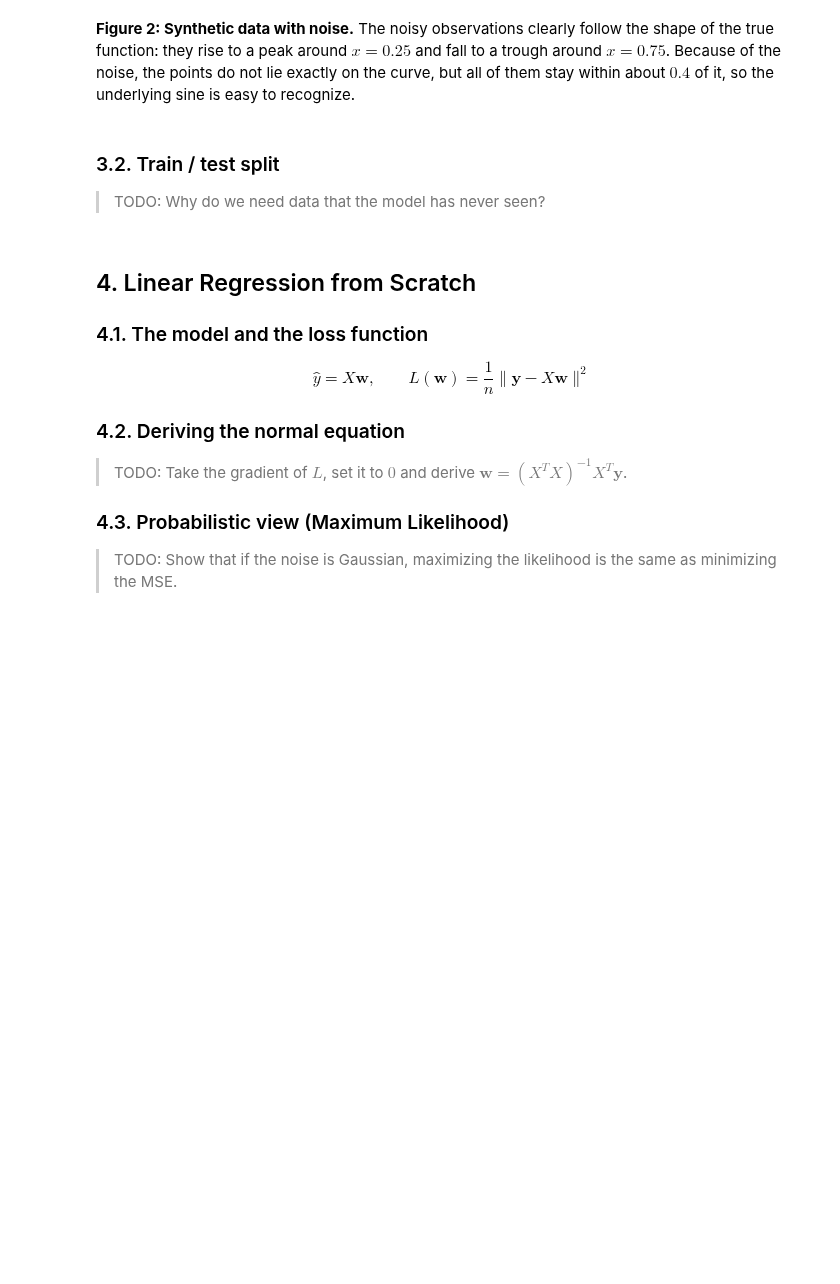
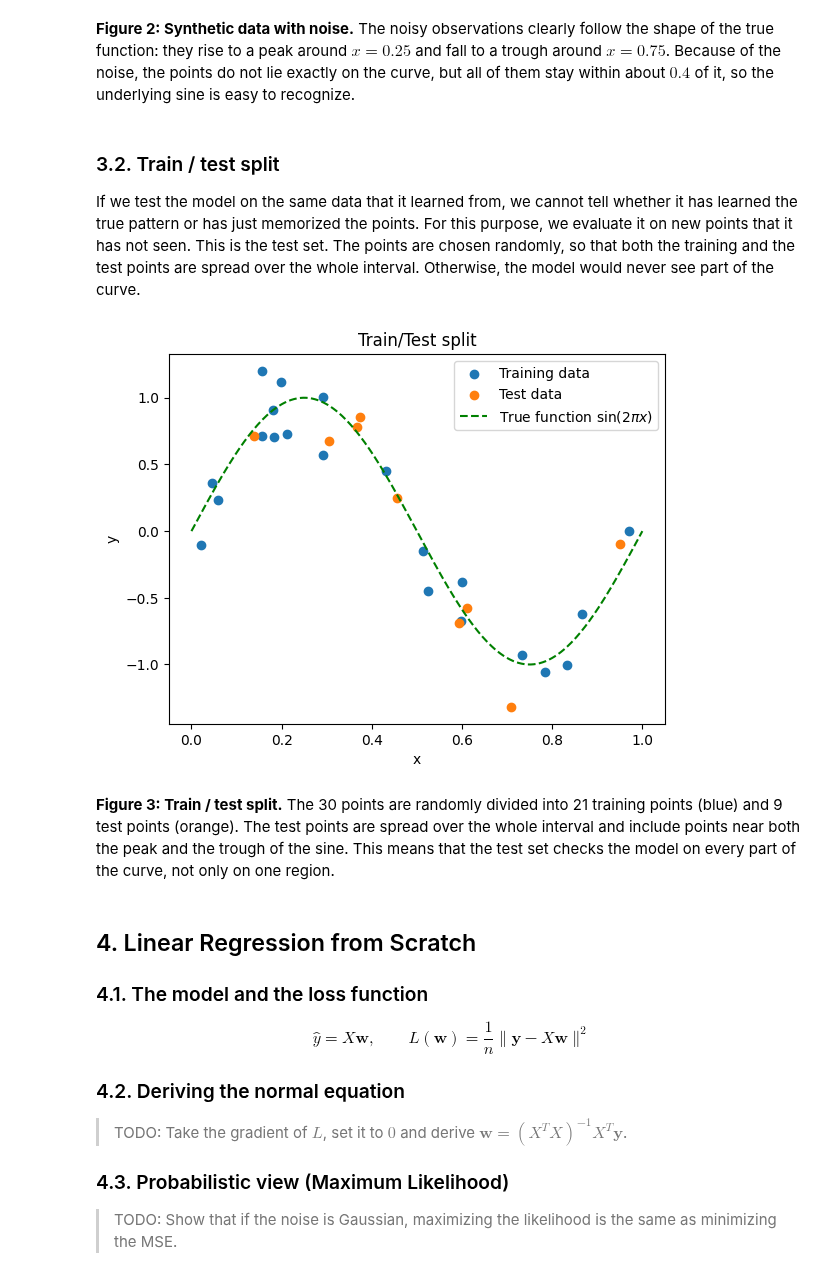
Before and after one commit to eleonorakuteva/overfitting-and-regularization, a Jupyter notebook: main.ipynb, the cells around one changed output. Saved outputs shown, nothing was run; the diff lists cells and outputs as text; code cells hidden in the pictures; blank space fills up the shorter version.

Commit message:
Implement random train/test split

```diff
--- a/main.ipynb
+++ b/main.ipynb
@@ -161,14 +159,37 @@ plt.show()
 **Figure 2: Synthetic data with noise.** The noisy observations clearly follow the shape of the true function: they rise to a peak around $x = 0.25$ and fall to a trough around $x = 0.75$. Because of the noise, the points do not lie exactly on the curve, but all of them stay within about $0.4$ of it, so the underlying sine is easy to recognize.
 # %% [markdown]
 ### 3.2. Train / test split
-> TODO: Why do we need data that the model has never seen?
+
+If we test the model on the same data that it learned from, we cannot tell whether it has learned the true pattern or has just memorized the points. For this purpose, we evaluate it on new points that it has not seen. This is the test set. The points are chosen randomly, so that both the training and the test points are spread over the whole interval. Otherwise, the model would never see part of the curve.
 # %%
 def train_test_split(x, y, test_ratio = 0.3):
     """
-    Randomly splits the data into a training set and a test set
+    Randomly splits the data into a training set and a test set.
+    Returns x_train, x_test, y_train, y_test
     """
-    # Write your code here
-    pass
+    if len(x) != len(y):
+        raise ValueError("x and y must have the same length")
+    indices = np.random.permutation(len(x))
+    test_size = int(len(x) * test_ratio)
+    test_indices = indices[:test_size]
+    train_indices = indices[test_size:]
+
+    return x[train_indices], x[test_indices], y[train_indices], y[test_indices]
+# %%
+x_train, x_test, y_train, y_test = train_test_split(x, y)
+
+plt.scatter(x_train, y_train, color="tab:blue", label="Training data")
+plt.scatter(x_test, y_test, color="tab:orange", label="Test data")
+plt.plot(x_plot, true_function(x_plot), "g--", label=r"True function $\sin(2\pi x)$")
+plt.title("Train/Test split")
+plt.xlabel("x")
+plt.ylabel("y")
+plt.legend()
+plt.show()
+# %% [output]
+[figure, added]
+# %% [markdown]
+**Figure 3: Train / test split.** The 30 points are randomly divided into 21 training points (blue) and 9 test points (orange). The test points are spread over the whole interval and include points near both the peak and the trough of the sine. This means that the test set checks the model on every part of the curve, not only on one region.
 # %% [markdown]
 ## 4. Linear Regression from Scratch
 
```
Also changed, not shown: parts of 2 cells of this notebook.
